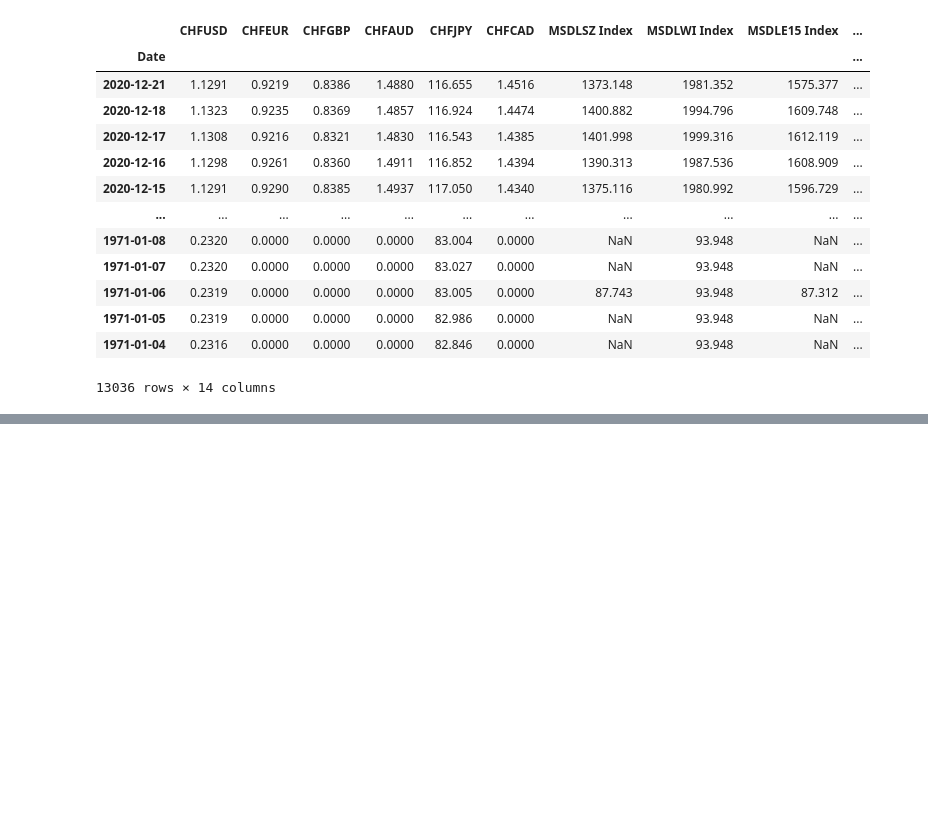
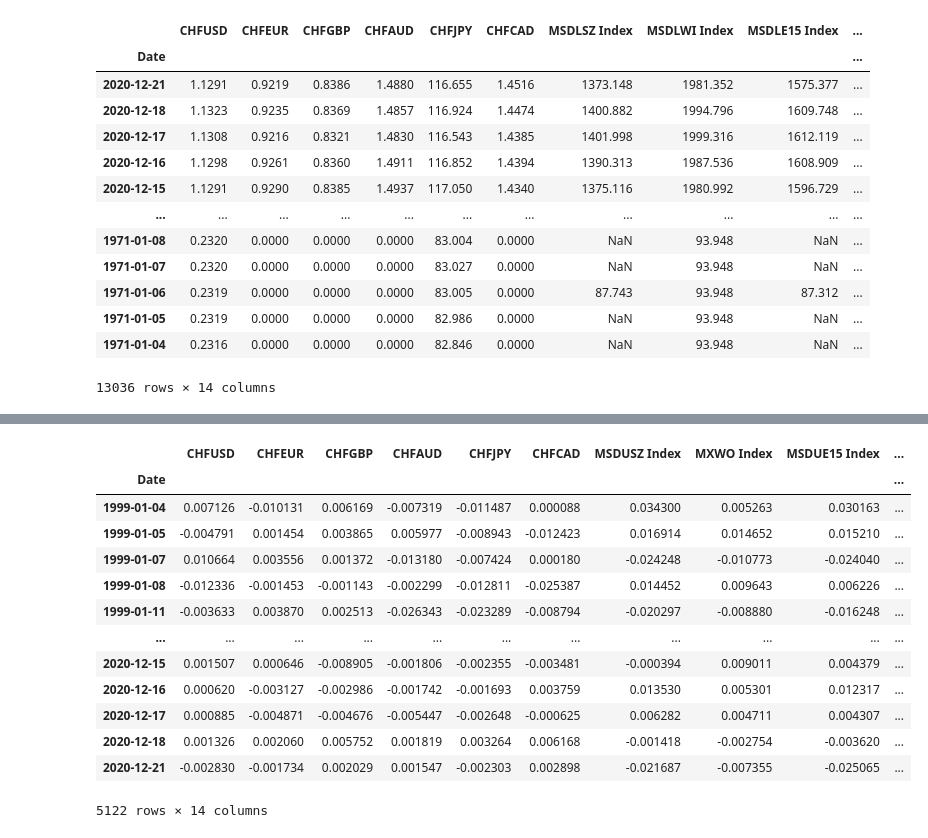
Before and after one commit to Tobias-Mann/Practicioners-Seminar-Notebook, a Jupyter notebook: Notebook.ipynb, the cells around one changed output, grey strips where cells are left out. Saved outputs shown, nothing was run; the diff lists cells and outputs as text; code cells hidden in the pictures; blank space fills up the shorter version.

```diff
--- a/Notebook.ipynb
+++ b/Notebook.ipynb
@@ -75,0 +98,17 @@ sns.heatmap(return_df.corr(), xticklabels=z.columns.values, yticklabels=z.column
+# %%
+return_df_usd_chf
+# %% [output]
+|  | CHFUSD | CHFEUR | CHFGBP | CHFAUD | CHFJPY | CHFCAD | MSDUSZ Index | MXWO Index | MSDUE15 Index | ... |
+| Date |  |  |  |  |  |  |  |  |  | ... |
+| 1999-01-04 | 0.007126 | -0.010131 | 0.006169 | -0.007319 | -0.011487 | 0.000088 | 0.034300 | 0.005263 | 0.030163 | ... |
+| 1999-01-05 | -0.004791 | 0.001454 | 0.003865 | 0.005977 | -0.008943 | -0.012423 | 0.016914 | 0.014652 | 0.015210 | ... |
+| 1999-01-07 | 0.010664 | 0.003556 | 0.001372 | -0.013180 | -0.007424 | 0.000180 | -0.024248 | -0.010773 | -0.024040 | ... |
+| 1999-01-08 | -0.012336 | -0.001453 | -0.001143 | -0.002299 | -0.012811 | -0.025387 | 0.014452 | 0.009643 | 0.006226 | ... |
+| 1999-01-11 | -0.003633 | 0.003870 | 0.002513 | -0.026343 | -0.023289 | -0.008794 | -0.020297 | -0.008880 | -0.016248 | ... |
+| ... | ... | ... | ... | ... | ... | ... | ... | ... | ... | ... |
+| 2020-12-15 | 0.001507 | 0.000646 | -0.008905 | -0.001806 | -0.002355 | -0.003481 | -0.000394 | 0.009011 | 0.004379 | ... |
+| 2020-12-16 | 0.000620 | -0.003127 | -0.002986 | -0.001742 | -0.001693 | 0.003759 | 0.013530 | 0.005301 | 0.012317 | ... |
+| 2020-12-17 | 0.000885 | -0.004871 | -0.004676 | -0.005447 | -0.002648 | -0.000625 | 0.006282 | 0.004711 | 0.004307 | ... |
+| 2020-12-18 | 0.001326 | 0.002060 | 0.005752 | 0.001819 | 0.003264 | 0.006168 | -0.001418 | -0.002754 | -0.003620 | ... |
+| 2020-12-21 | -0.002830 | -0.001734 | 0.002029 | 0.001547 | -0.002303 | 0.002898 | -0.021687 | -0.007355 | -0.025065 | ... |
+5122 rows × 14 columns
```
Also changed, not shown: parts of 16 cells of this notebook.
